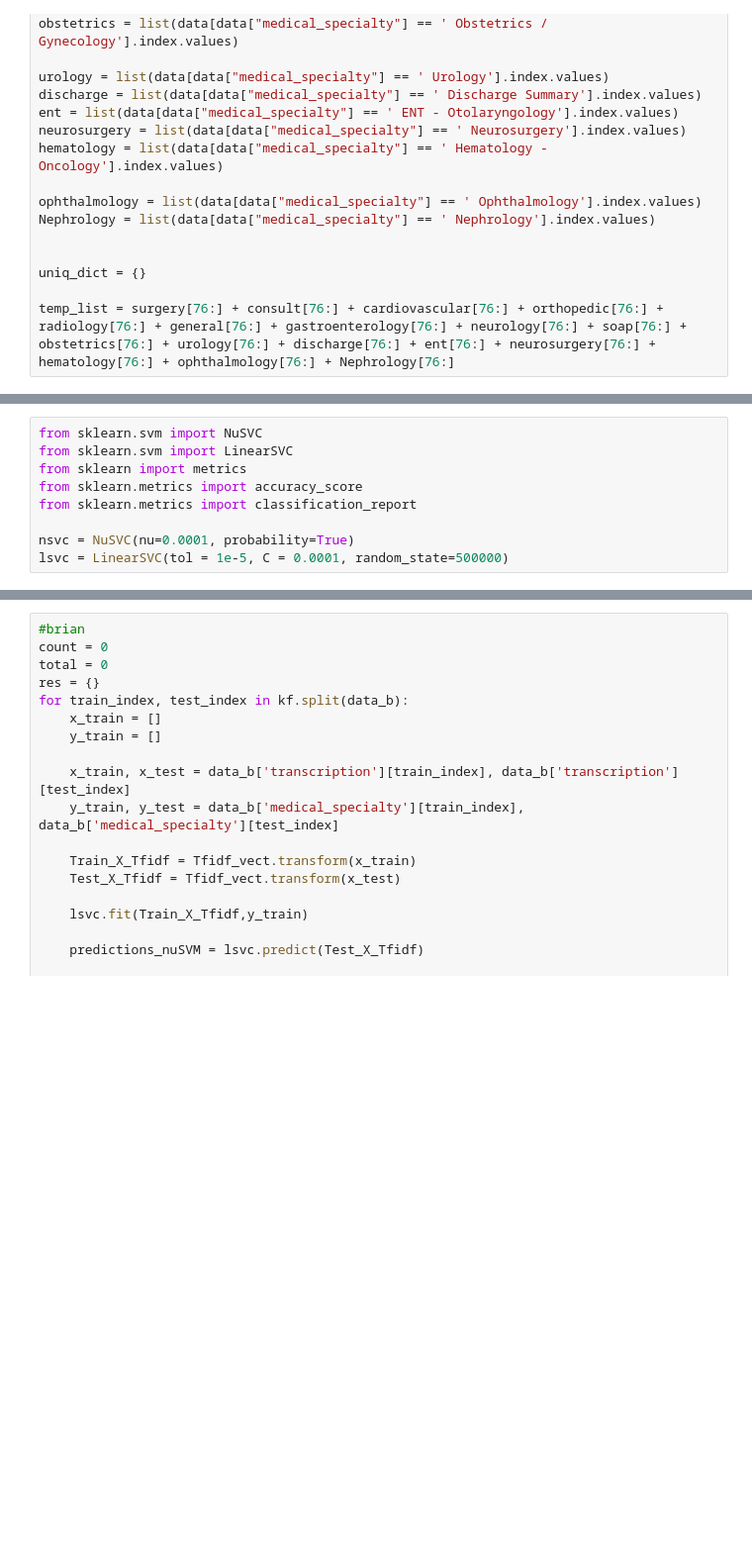
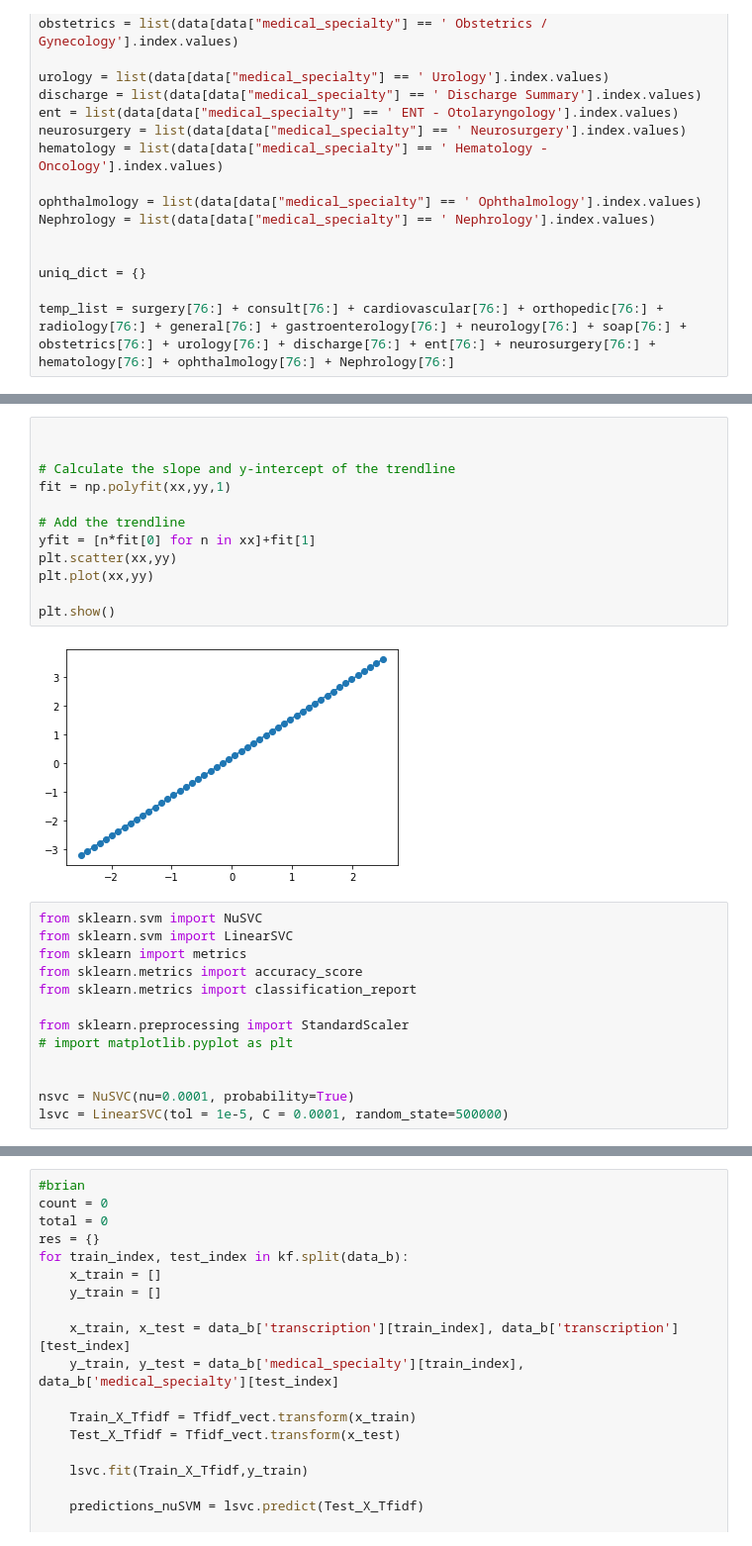
Before and after one commit to tq-o/CS490A-FinalProject, a Jupyter notebook: model.ipynb, the cells around one changed output, grey strips where cells are left out. Shown at 99% size. Cells and saved outputs as stored; diff of their text form; blank space fills up the shorter version.

```diff
--- a/model.ipynb
+++ b/model.ipynb
@@ -167,3 +241,17 @@ data_copy = data_copy.reset_index(drop=True)
+# %%
+
+
+# Calculate the slope and y-intercept of the trendline
+fit = np.polyfit(xx,yy,1)
+
+# Add the trendline
+yfit = [n*fit[0] for n in xx]+fit[1]
+plt.scatter(xx,yy)
+plt.plot(xx,yy)
+
+plt.show()
+# %% [output]
+[figure, added]
 # %%
 from sklearn.svm import NuSVC
 from sklearn.svm import LinearSVC
@@ -171,6 +259,10 @@ from sklearn import metrics
 from sklearn.metrics import accuracy_score
 from sklearn.metrics import classification_report
 
+from sklearn.preprocessing import StandardScaler
+# import matplotlib.pyplot as plt
+
+
 nsvc = NuSVC(nu=0.0001, probability=True)
 lsvc = LinearSVC(tol = 1e-5, C = 0.0001, random_state=500000)
 # %%
```
Also changed, not shown: parts of 23 cells of this notebook, 2 other files.
